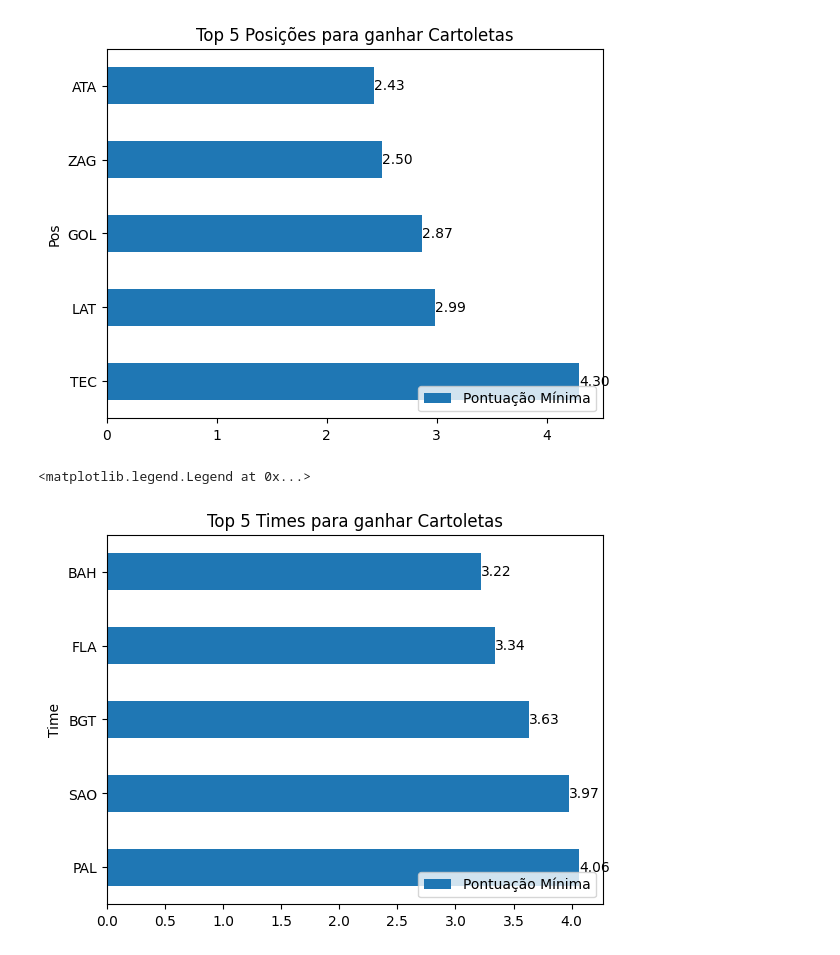
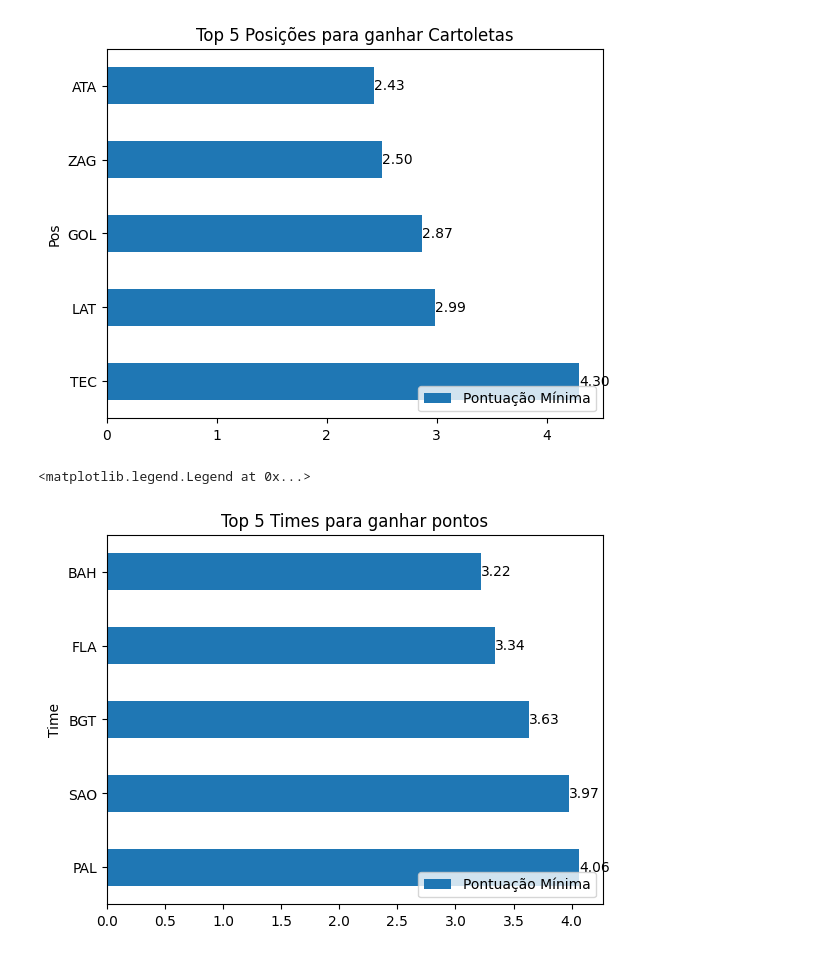
Before and after one commit to Dylanrichardss/Cartola, a Jupyter notebook: futebol.ipynb, the cells around one changed output. Drawn from its saved outputs; the diff is of its cells as text; code cells hidden in the pictures.

```diff
--- a/futebol.ipynb
+++ b/futebol.ipynb
@@ -65,13 +16,13 @@ ax.legend(['Pontuação Mínima'], loc='lower right')
 <matplotlib.legend.Legend at 0x...>
 [figure]
 # %%
-ax = time.plot(kind='barh',title = 'Top 5 Times para ganhar Cartoletas',legend = False)
+ax = time.plot(kind='barh',title = 'Top 5 Times para ganhar pontos',legend = False)
 for i, v in enumerate(time['Pts']):
     ax.text(v, i, f'{v:.2f}', va='center')
 ax.legend(['Pontuação Mínima'], loc='lower right')
 # %% [output]
 <matplotlib.legend.Legend at 0x...>
-[figure, old version]
+[figure, new version]
 # %%
 df
 # %% [output]
```
Also changed, not shown: parts of 9 cells of this notebook, 1 other file.
